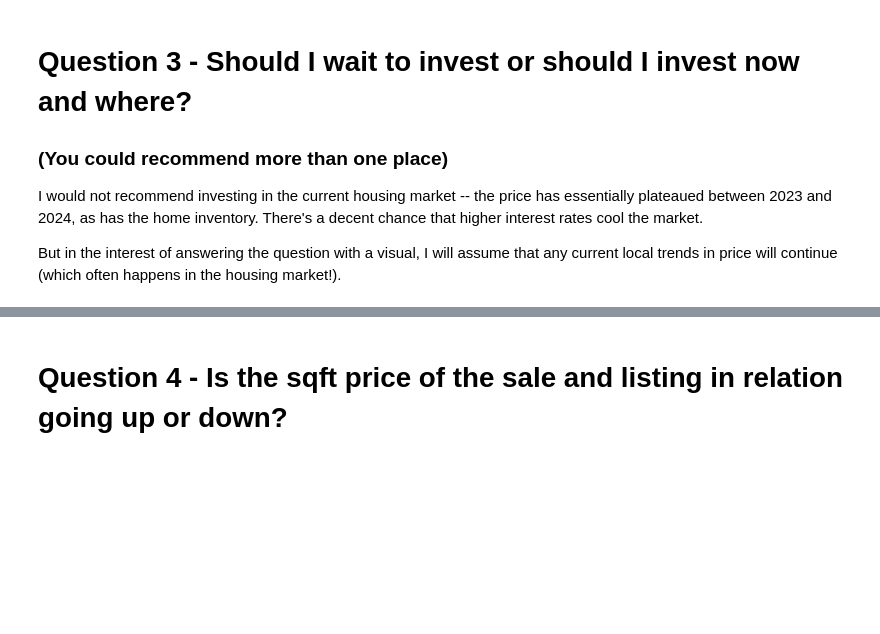
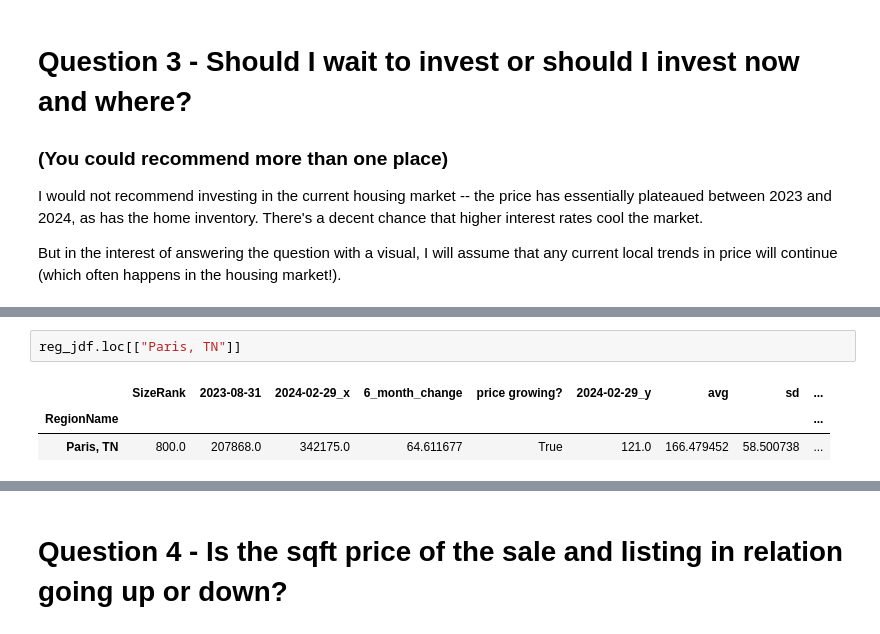
Before and after one commit to leoflewis/final-project, a Jupyter notebook: Project-Notebook.ipynb, the cells around one changed output, grey strips where cells are left out. Cells and saved outputs as stored; diff of their text form; blank space fills up the shorter version.

```diff
--- a/Project-Notebook.ipynb
+++ b/Project-Notebook.ipynb
@@ -317,0 +366,6 @@ See the caveats in the documentation: https://pandas.pydata.org/pandas-docs/stab
+# %%
+reg_jdf.loc[["Paris, TN"]]
+# %% [output]
+|  | SizeRank | 2023-08-31 | 2024-02-29_x | 6_month_change | price growing? | 2024-02-29_y | avg | sd | ... |
+| RegionName |  |  |  |  |  |  |  |  | ... |
+| Paris, TN | 800.0 | 207868.0 | 342175.0 | 64.611677 | True | 121.0 | 166.479452 | 58.500738 | ... |
```
Also changed, not shown: parts of 10 cells of this notebook.
